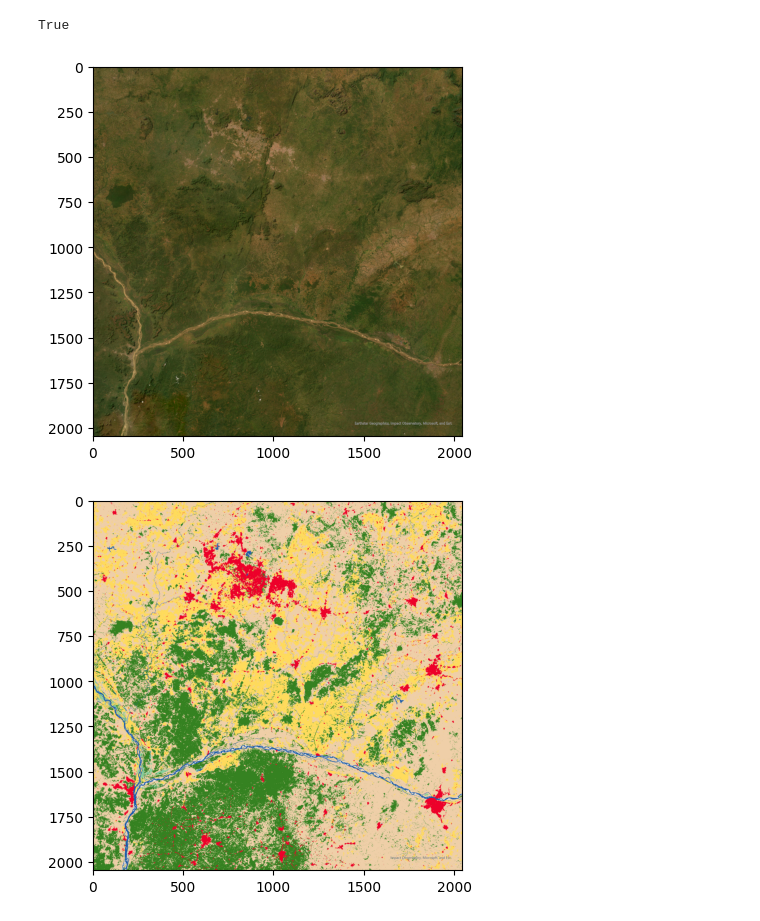
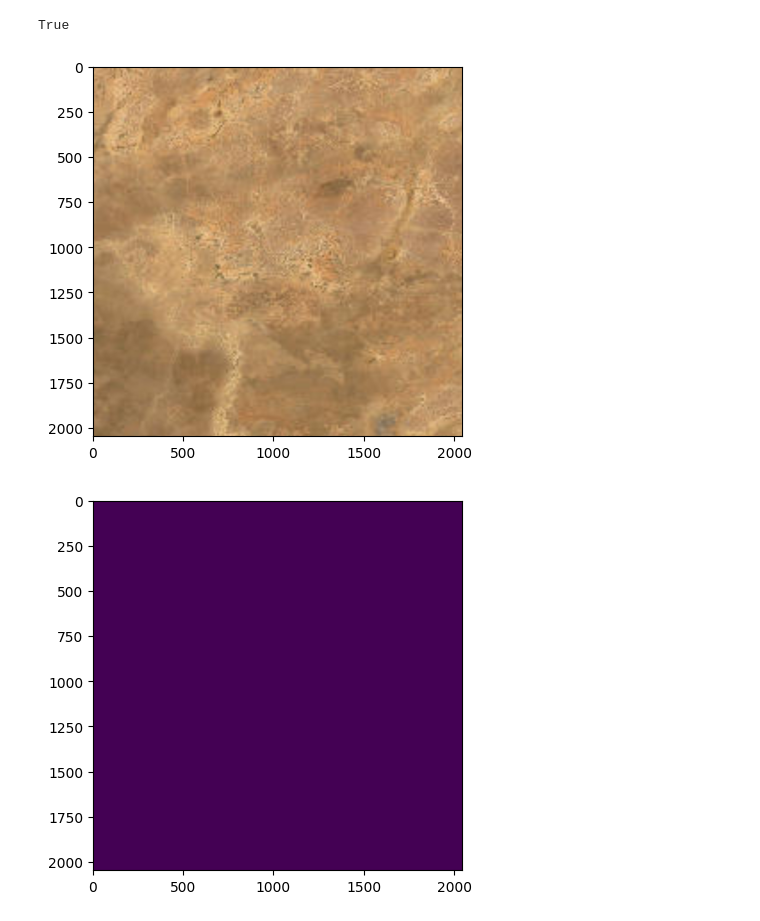
Before and after one commit to SongyunPang/UD_Intro_SongyunPang, a Jupyter notebook: “Unet_by_pytroch_skill_module_class_02_ipynb”的副本.ipynb, the cells around one changed output. Cells and saved outputs as stored; diff of their text form; code cells hidden in the pictures.

```diff
--- a/“Unet_by_pytroch_skill_module_class_02_ipynb”的副本.ipynb
+++ b/“Unet_by_pytroch_skill_module_class_02_ipynb”的副本.ipynb
@@ -756,7 +660,7 @@ def get_subsample_centroids(img, img_size=256):
 # %%
 dir_checkpoint = dataset_path + "ckpts/"
 model_name = 'CP_epoch20.pth'
-file_name = dataset_path + 'Layout2.npy'
+file_name = dataset_path + 'imag_npy/tile_0_2.npy'
 save_dir = dataset_path + 'dst/'
 os.makedirs(save_dir, exist_ok=True)
 
@@ -803,12 +707,12 @@ True
 # %%
 plt.imshow(img)
 plt.show()
 
-plt.imshow(np.load(dataset_path + 'Layout2_label.npy'))
-plt.show()
+# plt.imshow(np.load(dataset_path + 'Layout2_label.npy'))
+# plt.show()
 
 plt.imshow(msk)
 plt.show()
 # %% [output]
-[figure, old version]
+[figure, new version]
-[figure, old version]
+[figure, new version]
```
Also changed, not shown: parts of 9 cells of this notebook.
